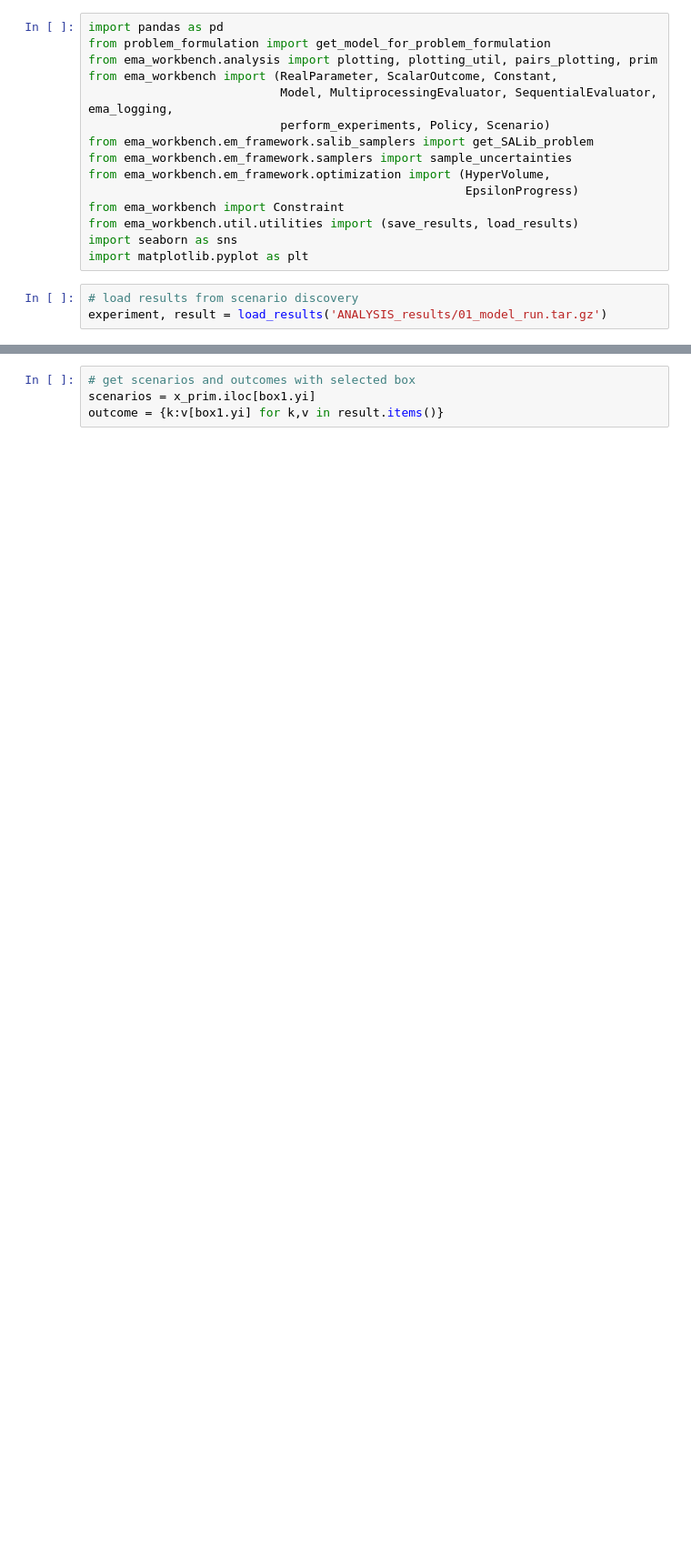
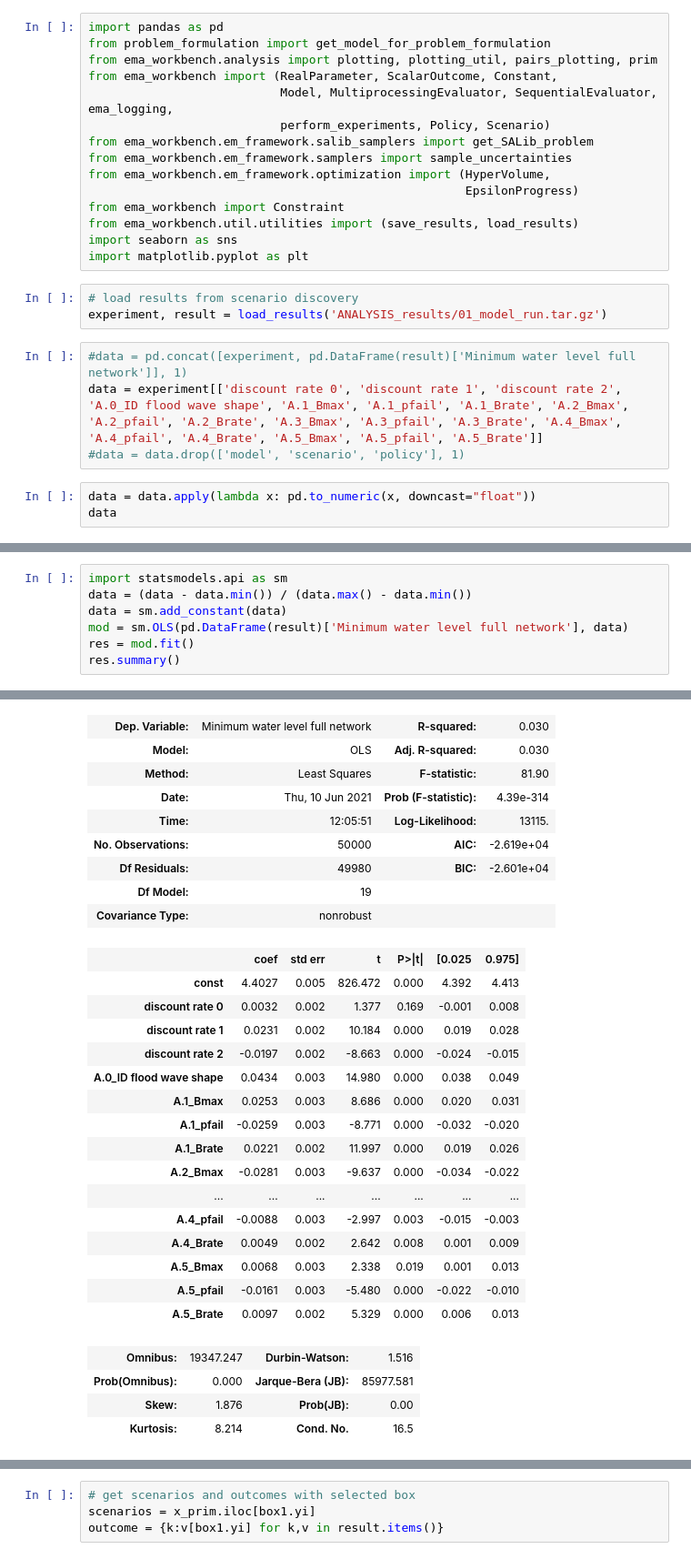
Before and after one commit to floristevito/EPA1361, a Jupyter notebook: lab_sessions/final assignment/ANALYSIS_02_PRIM.ipynb, the cells around one changed output, grey strips where cells are left out. Shown at 91% size. Drawn from its saved outputs; the diff is of its cells as text; blank space fills up the shorter version.

```diff
--- a/lab_sessions/final assignment/ANALYSIS_02_PRIM.ipynb
+++ b/lab_sessions/final assignment/ANALYSIS_02_PRIM.ipynb
@@ -16,3 +16,10 @@ import matplotlib.pyplot as plt
 # %%
 # load results from scenario discovery
 experiment, result = load_results('ANALYSIS_results/01_model_run.tar.gz')
+# %%
+#data = pd.concat([experiment, pd.DataFrame(result)['Minimum water level full network']], 1)
+data = experiment[['discount rate 0', 'discount rate 1', 'discount rate 2', 'A.0_ID flood wave shape', 'A.1_Bmax', 'A.1_pfail', 'A.1_Brate', 'A.2_Bmax', 'A.2_pfail', 'A.2_Brate', 'A.3_Bmax', 'A.3_pfail', 'A.3_Brate', 'A.4_Bmax', 'A.4_pfail', 'A.4_Brate', 'A.5_Bmax', 'A.5_pfail', 'A.5_Brate']]
+#data = data.drop(['model', 'scenario', 'policy'], 1)
+# %%
+data = data.apply(lambda x: pd.to_numeric(x, downcast="float"))
+data
@@ -18,0 +40,8 @@ experiment, result = load_results('ANALYSIS_results/01_model_run.tar.gz')
+# %%
+import statsmodels.api as sm
+data = (data - data.min()) / (data.max() - data.min())
+data = sm.add_constant(data)
+mod = sm.OLS(pd.DataFrame(result)['Minimum water level full network'], data)
+res = mod.fit()
+res.summary()
+# %% [output]
@@ -18,0 +49,29 @@ experiment, result = load_results('ANALYSIS_results/01_model_run.tar.gz')
+| Dep. Variable: | Minimum water level full network | R-squared: | 0.030 |
+| Model: | OLS | Adj. R-squared: | 0.030 |
+| Method: | Least Squares | F-statistic: | 81.90 |
+| Date: | Thu, 10 Jun 2021 | Prob (F-statistic): | 4.39e-314 |
+| Time: | 12:05:51 | Log-Likelihood: | 13115. |
+| No. Observations: | 50000 | AIC: | -2.619e+04 |
+| Df Residuals: | 49980 | BIC: | -2.601e+04 |
+| Df Model: | 19 |  |  |
+| Covariance Type: | nonrobust |  |  |
+|  | coef | std err | t | P>|t| | [0.025 | 0.975] |
+| const | 4.4027 | 0.005 | 826.472 | 0.000 | 4.392 | 4.413 |
+| discount rate 0 | 0.0032 | 0.002 | 1.377 | 0.169 | -0.001 | 0.008 |
+| discount rate 1 | 0.0231 | 0.002 | 10.184 | 0.000 | 0.019 | 0.028 |
+| discount rate 2 | -0.0197 | 0.002 | -8.663 | 0.000 | -0.024 | -0.015 |
+| A.0_ID flood wave shape | 0.0434 | 0.003 | 14.980 | 0.000 | 0.038 | 0.049 |
+| A.1_Bmax | 0.0253 | 0.003 | 8.686 | 0.000 | 0.020 | 0.031 |
+| A.1_pfail | -0.0259 | 0.003 | -8.771 | 0.000 | -0.032 | -0.020 |
+| A.1_Brate | 0.0221 | 0.002 | 11.997 | 0.000 | 0.019 | 0.026 |
+| A.2_Bmax | -0.0281 | 0.003 | -9.637 | 0.000 | -0.034 | -0.022 |
+| ... | ... | ... | ... | ... | ... | ... |
+| A.4_pfail | -0.0088 | 0.003 | -2.997 | 0.003 | -0.015 | -0.003 |
+| A.4_Brate | 0.0049 | 0.002 | 2.642 | 0.008 | 0.001 | 0.009 |
+| A.5_Bmax | 0.0068 | 0.003 | 2.338 | 0.019 | 0.001 | 0.013 |
+| A.5_pfail | -0.0161 | 0.003 | -5.480 | 0.000 | -0.022 | -0.010 |
+| A.5_Brate | 0.0097 | 0.002 | 5.329 | 0.000 | 0.006 | 0.013 |
+| Omnibus: | 19347.247 | Durbin-Watson: | 1.516 |
+| Prob(Omnibus): | 0.000 | Jarque-Bera (JB): | 85977.581 |
+| Skew: | 1.876 | Prob(JB): | 0.00 |
+| Kurtosis: | 8.214 | Cond. No. | 16.5 |
```
Also changed, not shown: parts of 10 cells of this notebook.
